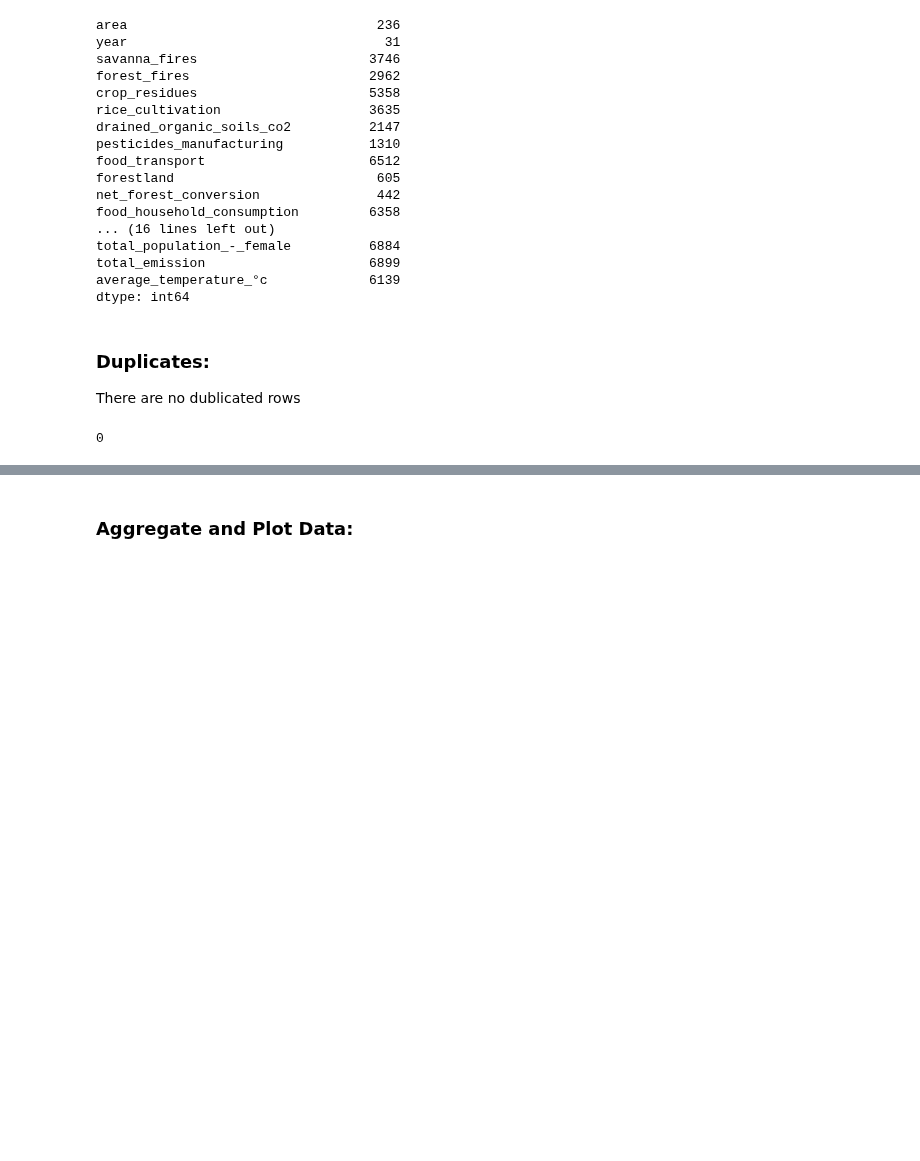
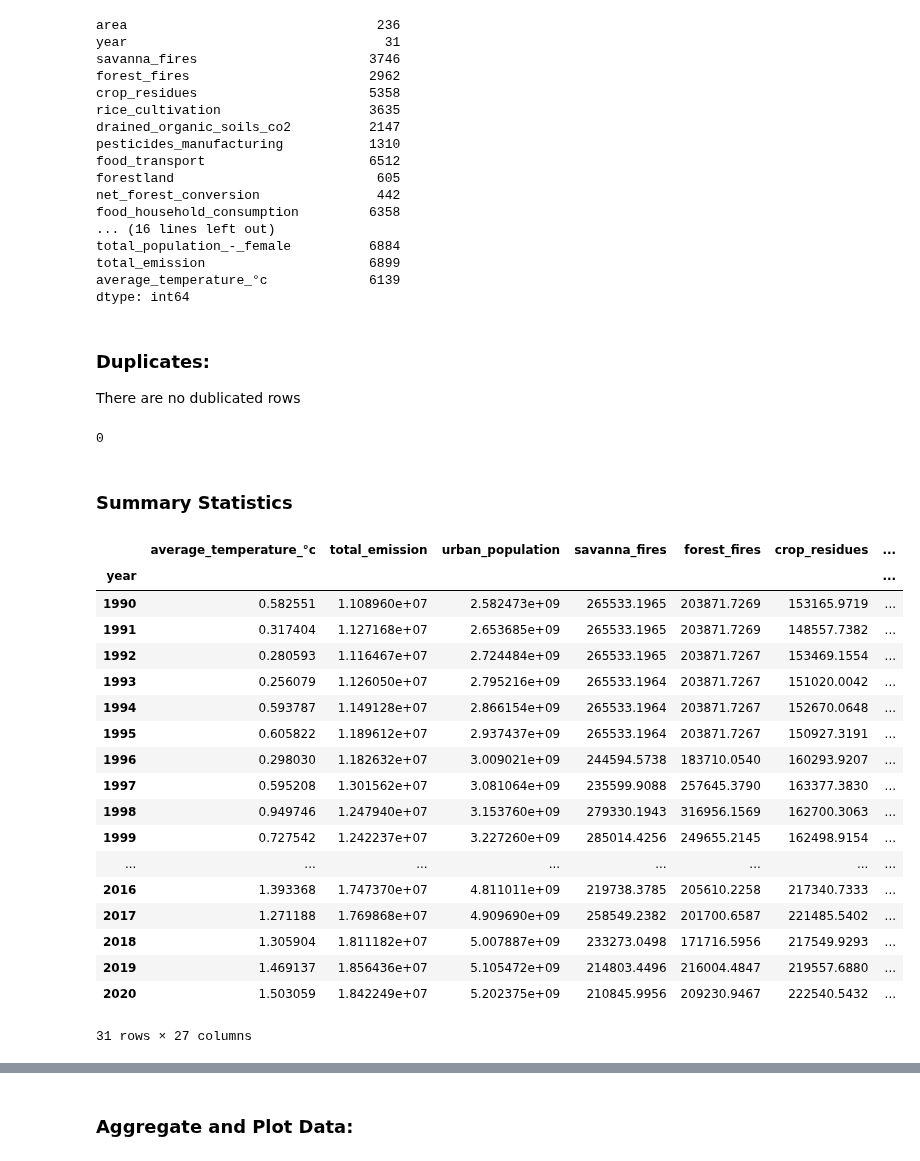
Before and after one commit to fayesimone/agriculture_emissions_prediction, a Jupyter notebook: EDA.ipynb, the cells around one changed output, grey strips where cells are left out. Cells and saved outputs as stored; diff of their text form; code cells hidden in the pictures; blank space fills up the shorter version.

Commit message:
Add summary stats

```diff
--- a/EDA.ipynb
+++ b/EDA.ipynb
@@ -92,3 +92,35 @@ There are no dublicated rows
 ag_data.duplicated( ).sum()
 # %% [output]
 0
+# %% [markdown]
+### Summary Statistics
+# %%
+#aggregate data by year to find global emmissions
+
+aggregated_data = ag_data.groupby("year").agg({"average_temperature_°c": "mean", "total_emission": "sum", "urban_population": "sum", 'savanna_fires':'sum', 'forest_fires':'sum', 'crop_residues':'sum',
+                                               'rice_cultivation':'sum', 'drained_organic_soils_co2':'sum', 'pesticides_manufacturing':'sum', 'food_transport':'sum', 'forestland':'sum', 'net_forest_conversion':'sum',
+                                               'food_household_consumption':'sum', 'food_retail':'sum', 'on-farm_electricity_use':'sum', 'food_packaging':'sum', 'agrifood_systems_waste_disposal':'sum',
+                                               'food_processing': 'sum', 'fertilizers_manufacturing':'sum', 'ippu':'sum', 'manure_applied_to_soils':'sum', 'manure_left_on_pasture':'sum', 'manure_management':'sum',
+                                               'fires_in_organic_soils':'sum', 'fires_in_humid_tropical_forests':'sum','on-farm_energy_use':'sum'})
+# %%
+aggregated_data
+# %% [output]
+|  | average_temperature_°c | total_emission | urban_population | savanna_fires | forest_fires | crop_residues | ... |
+| year |  |  |  |  |  |  | ... |
+| 1990 | 0.582551 | 1.108960e+07 | 2.582473e+09 | 265533.1965 | 203871.7269 | 153165.9719 | ... |
+| 1991 | 0.317404 | 1.127168e+07 | 2.653685e+09 | 265533.1965 | 203871.7269 | 148557.7382 | ... |
+| 1992 | 0.280593 | 1.116467e+07 | 2.724484e+09 | 265533.1965 | 203871.7267 | 153469.1554 | ... |
+| 1993 | 0.256079 | 1.126050e+07 | 2.795216e+09 | 265533.1964 | 203871.7267 | 151020.0042 | ... |
+| 1994 | 0.593787 | 1.149128e+07 | 2.866154e+09 | 265533.1964 | 203871.7267 | 152670.0648 | ... |
+| 1995 | 0.605822 | 1.189612e+07 | 2.937437e+09 | 265533.1964 | 203871.7267 | 150927.3191 | ... |
+| 1996 | 0.298030 | 1.182632e+07 | 3.009021e+09 | 244594.5738 | 183710.0540 | 160293.9207 | ... |
+| 1997 | 0.595208 | 1.301562e+07 | 3.081064e+09 | 235599.9088 | 257645.3790 | 163377.3830 | ... |
+| 1998 | 0.949746 | 1.247940e+07 | 3.153760e+09 | 279330.1943 | 316956.1569 | 162700.3063 | ... |
+| 1999 | 0.727542 | 1.242237e+07 | 3.227260e+09 | 285014.4256 | 249655.2145 | 162498.9154 | ... |
+| ... | ... | ... | ... | ... | ... | ... | ... |
+| 2016 | 1.393368 | 1.747370e+07 | 4.811011e+09 | 219738.3785 | 205610.2258 | 217340.7333 | ... |
+| 2017 | 1.271188 | 1.769868e+07 | 4.909690e+09 | 258549.2382 | 201700.6587 | 221485.5402 | ... |
+| 2018 | 1.305904 | 1.811182e+07 | 5.007887e+09 | 233273.0498 | 171716.5956 | 217549.9293 | ... |
+| 2019 | 1.469137 | 1.856436e+07 | 5.105472e+09 | 214803.4496 | 216004.4847 | 219557.6880 | ... |
+| 2020 | 1.503059 | 1.842249e+07 | 5.202375e+09 | 210845.9956 | 209230.9467 | 222540.5432 | ... |
+31 rows × 27 columns
```
Also changed, not shown: parts of 5 cells of this notebook.
